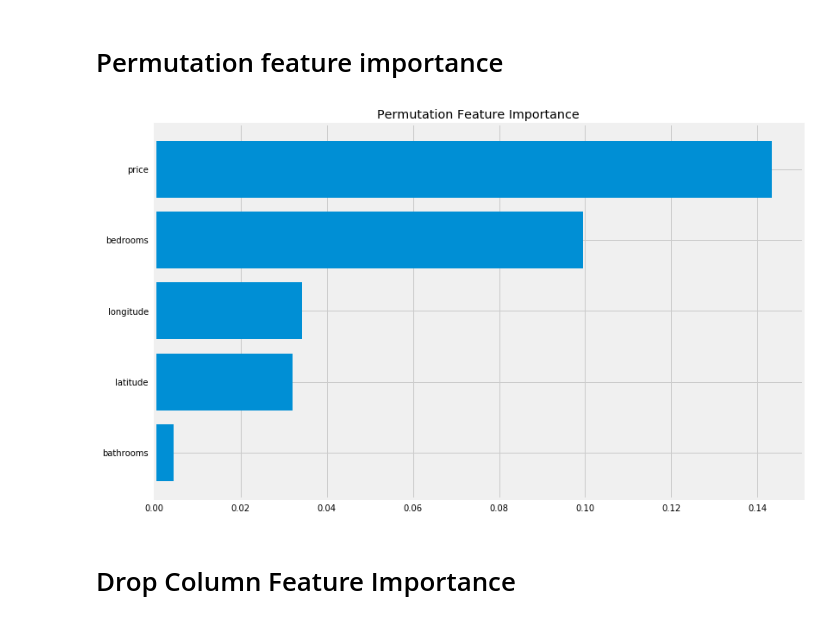
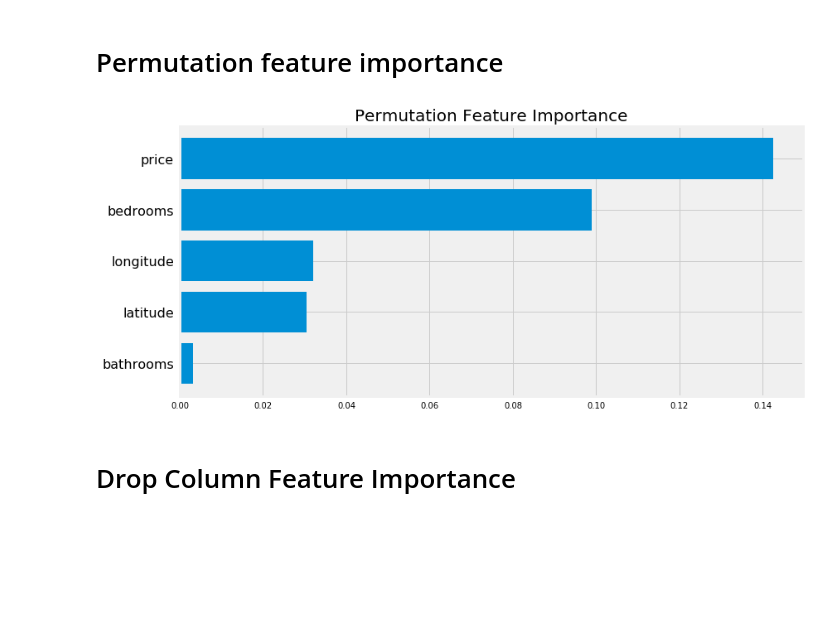
Before and after one commit to ImadDabbura/ml-zoo, a Jupyter notebook: notebooks/Feature Importances.ipynb, the cells around one changed output. Saved outputs shown, nothing was run; the diff lists cells and outputs as text; code cells hidden in the pictures; blank space fills up the shorter version.

```diff
--- a/notebooks/Feature Importances.ipynb
+++ b/notebooks/Feature Importances.ipynb
@@ -61,13 +61,9 @@ plot_feature_imp(rf_clf, feature_names=features)
 # %% [markdown]
 # Permutation feature importance
-# %%
-perm_imp = permutation_importances(rf_clf, X_train, y_train, oob_accuracy)
-idxs = np.argsort(perm_imp)
-plt.figure(figsize=(12, 8))
-plt.barh(range(5), perm_imp[idxs])
-plt.yticks(range(5), features[idxs])
-plt.title("Permutation Feature Importance");
-# %% [output]
-[figure, removed]
+# %%
+plot_feature_imp_v1(rf_clf, X_train.values, y_train.values, X_train.columns,
+                    mode='permutation', title='Permutation Feature Importance')
+# %% [output]
+[figure, added]
 # %% [markdown]
 # Drop Column Feature Importance
```
Also changed, not shown: parts of 22 cells of this notebook.
